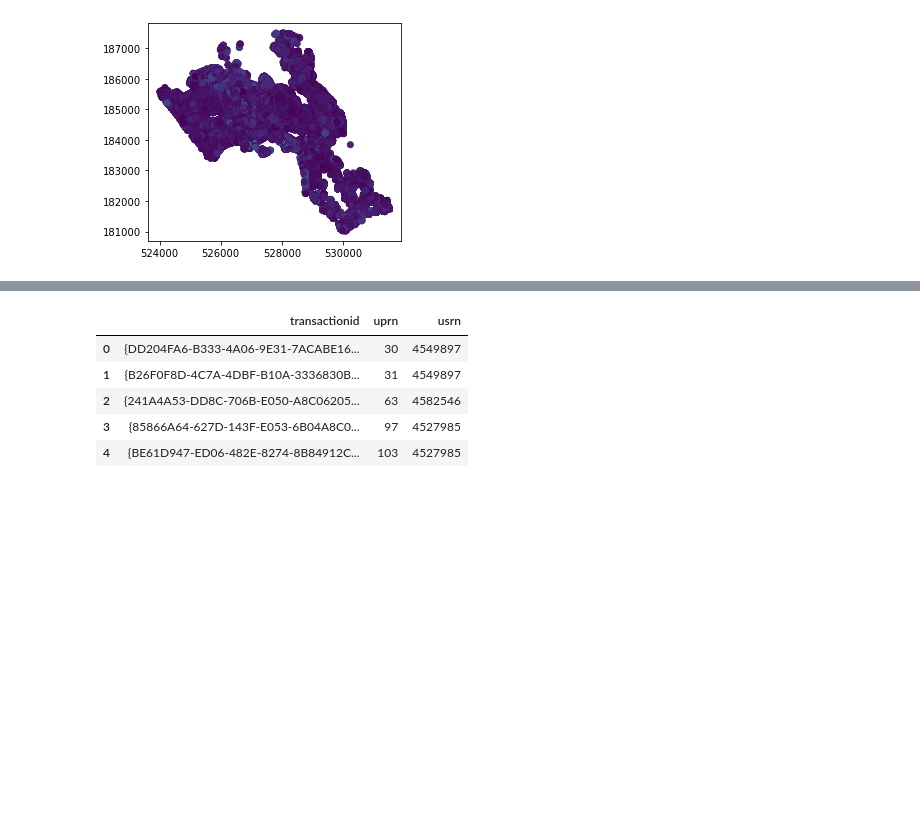
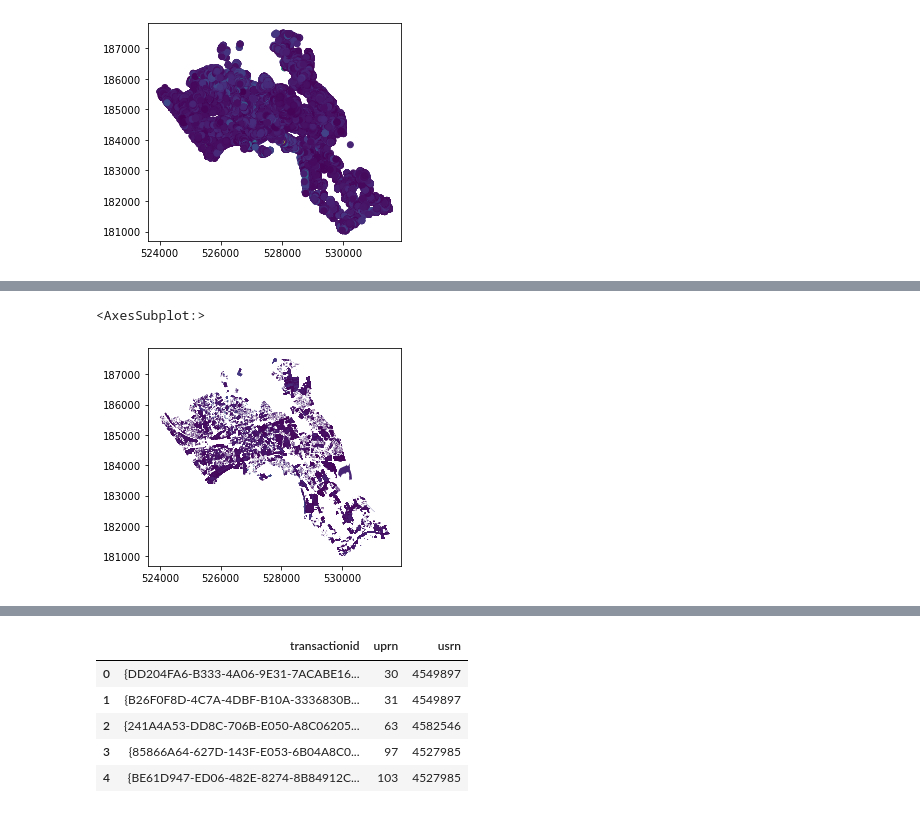
Before and after one commit to MHathorn/DSSS_Assessment, a Jupyter notebook: Real_Assessment.ipynb, the cells around one changed output, grey strips where cells are left out. Saved outputs shown, nothing was run; the diff lists cells and outputs as text; code cells hidden in the pictures; blank space fills up the shorter version.

```diff
--- a/Real_Assessment.ipynb
+++ b/Real_Assessment.ipynb
@@ -226,0 +210,6 @@ camden_merge.plot(column = 'priceper')
+# %%
+camden_merge2 = camden_merge.sjoin(camden, how = 'right')
+camden_merge2.plot(column = 'priceper')
+# %% [output]
+<AxesSubplot:>
+[figure, added]
```
Also changed, not shown: parts of 30 cells of this notebook, 1 other file.
